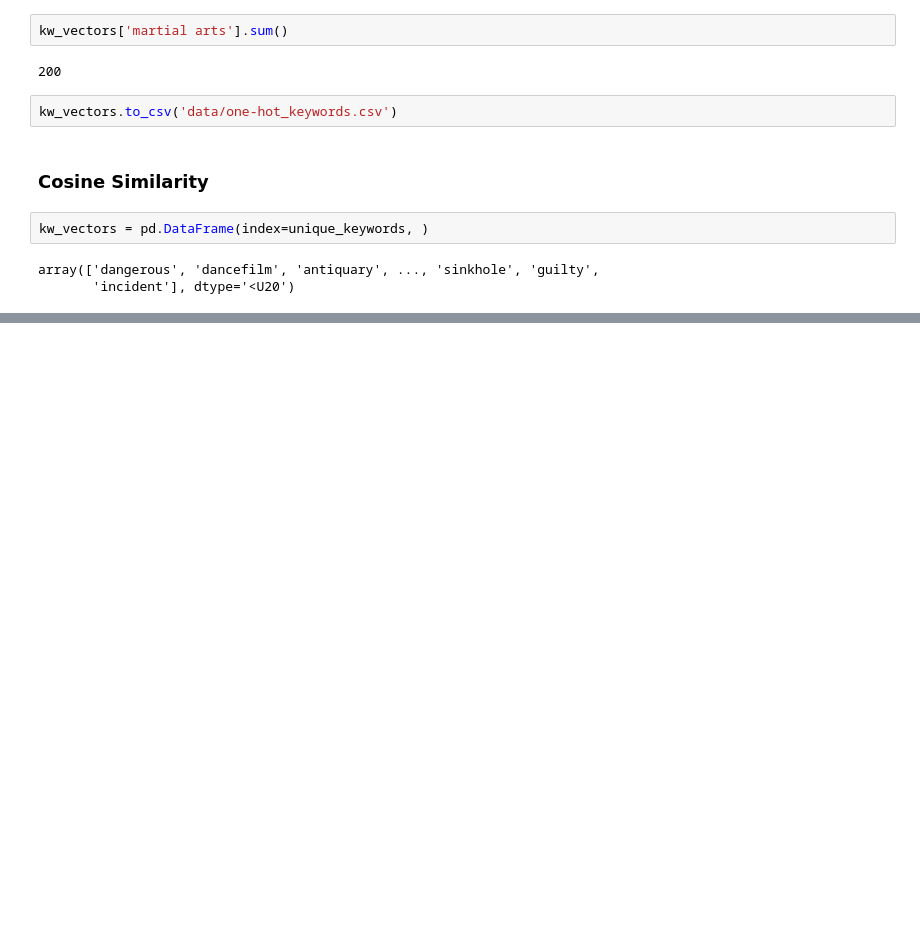
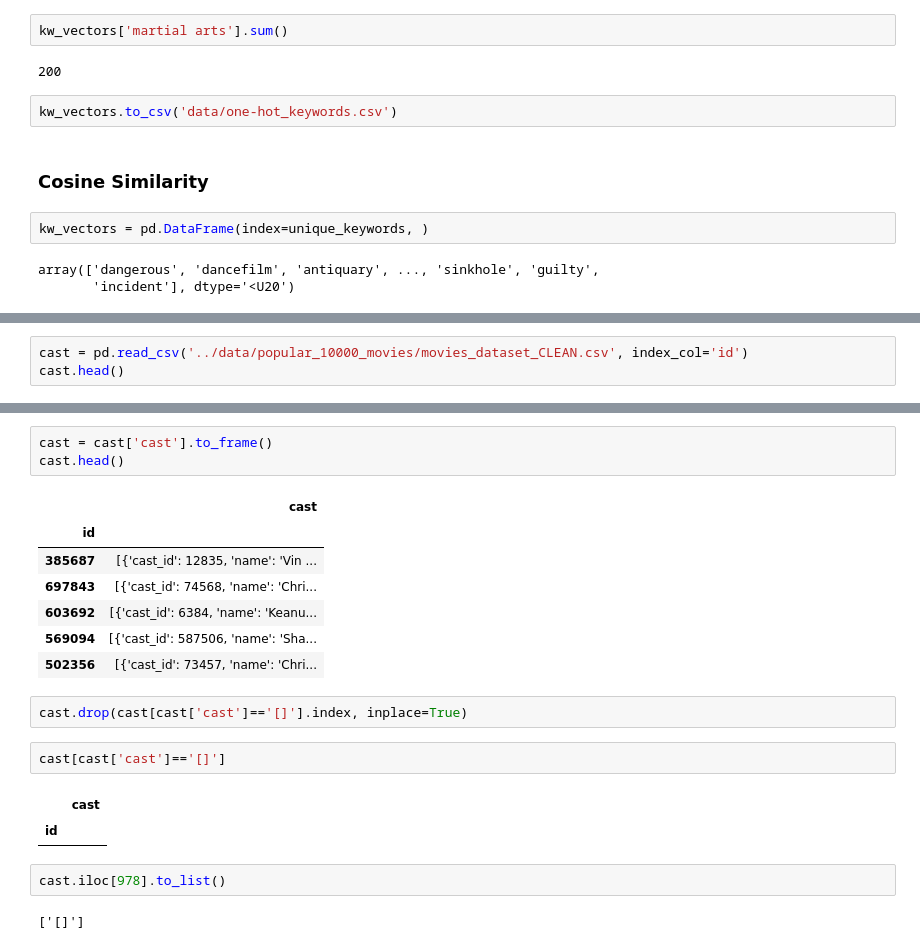
Before and after one commit to fadeeva/normal_projects, a Jupyter notebook: Popular_10000_movies_listed_on_TMDb/Data_Prepare.ipynb, the cells around one changed output, grey strips where cells are left out. Drawn from its saved outputs; the diff is of its cells as text; blank space fills up the shorter version.

Commit message:
cast too big

```diff
--- a/Popular_10000_movies_listed_on_TMDb/Data_Prepare.ipynb
+++ b/Popular_10000_movies_listed_on_TMDb/Data_Prepare.ipynb
@@ -623,0 +628,3 @@ array(['dangerous', 'dancefilm', 'antiquary', ..., 'sinkhole', 'guilty',
+# %%
+cast = pd.read_csv('../data/popular_10000_movies/movies_dataset_CLEAN.csv', index_col='id')
+cast.head()
@@ -623,0 +639,22 @@ array(['dangerous', 'dancefilm', 'antiquary', ..., 'sinkhole', 'guilty',
+# %%
+cast = cast['cast'].to_frame()
+cast.head()
+# %% [output]
+|  | cast |
+| id |  |
+| 385687 | [{'cast_id': 12835, 'name': 'Vin ... |
+| 697843 | [{'cast_id': 74568, 'name': 'Chri... |
+| 603692 | [{'cast_id': 6384, 'name': 'Keanu... |
+| 569094 | [{'cast_id': 587506, 'name': 'Sha... |
+| 502356 | [{'cast_id': 73457, 'name': 'Chri... |
+# %%
+cast.drop(cast[cast['cast']=='[]'].index, inplace=True)
+# %%
+cast[cast['cast']=='[]']
+# %% [output]
+|  | cast |
+| id |  |
+# %%
+cast.iloc[978].to_list()
+# %% [output]
+['[]']
```
Also changed, not shown: parts of 12 cells of this notebook.
